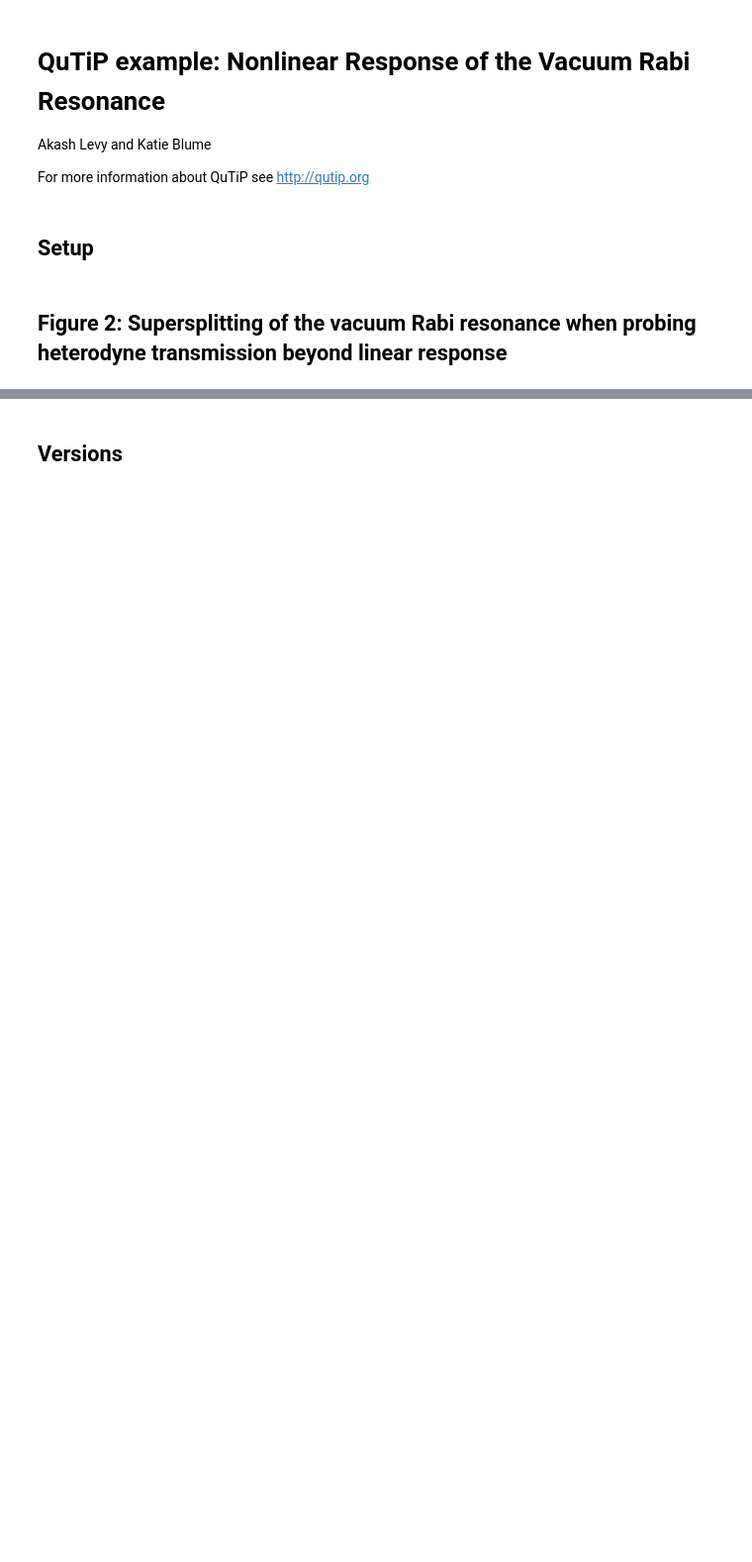
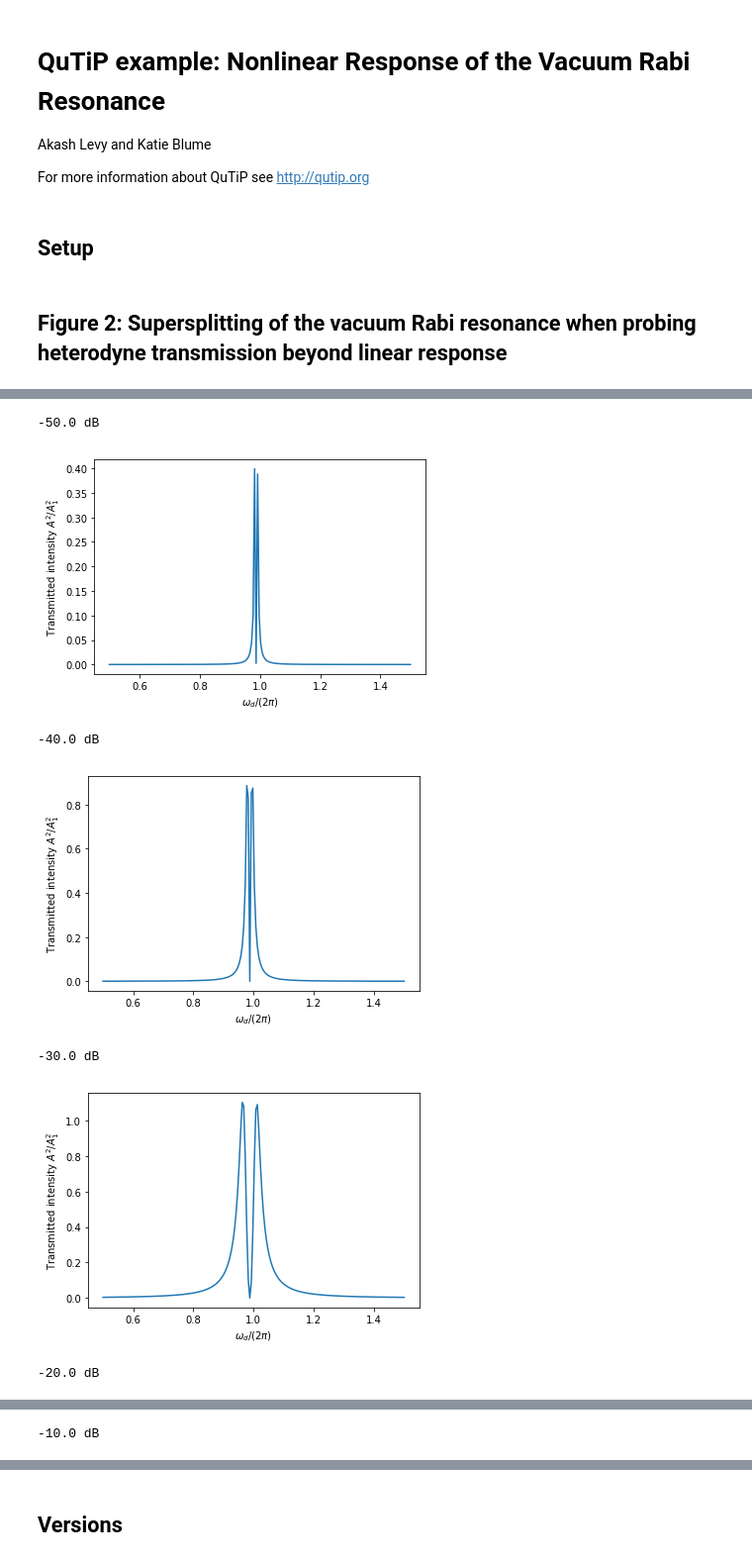
Before and after one commit to akashlevy/NonlinearRabi, a Jupyter notebook: NonlinearRabi.ipynb, the cells around one changed output, grey strips where cells are left out. Shown at 99% size. Saved outputs shown, nothing was run; the diff lists cells and outputs as text; code cells hidden in the pictures; blank space fills up the shorter version.

```diff
--- a/NonlinearRabi.ipynb
+++ b/NonlinearRabi.ipynb
@@ -36,10 +36,13 @@ alpha = - omega_C1                      # Anharmonicity of JC ladder (to first o
 # %%
 # Dummy system parameters (for testing, comment out)
-kappa = 0.05
+kappa = 0.01
 gamma_1 = 0.01
-omega_r = omega_C1 = omega_J = 2 * np.pi
+omega_r = omega_J = 2 * np.pi
+omega_C1 = 0.1 * omega_r
 g0_q1 = 0.1 * 2 * np.pi
-alpha = omega_C1
+alpha = -omega_C1
+
+# print '{:.2e}'.format(omega_r/omega_r), '{:.2e}'.format(omega_C1/omega_r), '{:.2e}'.format(omega_J/omega_r), '{:.2e}'.format(g0_q1/omega_r), '{:.2e}'.format(gamma_1/omega_r), '{:.2e}'.format(kappa/omega_r)
 # %%
 # Helper functions
 def g_j(j):
@@ -60,0 +122,20 @@ N_atom = 2
+# %%
+# Plot selected cuts
+for i, xi_db in enumerate(xi_dbs):
+    if int(xi_db) in range(-10, -60, -10):
+        print xi_db, "dB"
+        plt.xlabel('$\omega_d / (2 \pi)$')
+        plt.ylabel('Transmitted intensity $A^2 / A^2_1$')
+        try:
+            plt.plot(omega_ds/(2*np.pi), results[i])
+        except IndexError:
+            plt.plot(omega_ds/(2*np.pi), results[-1])
+        plt.show()
+# %% [output]
+-50.0 dB
+[figure, added]
+-40.0 dB
+[figure, added]
+-30.0 dB
+[figure, added]
+-20.0 dB
@@ -60,0 +143 @@ N_atom = 2
+-10.0 dB
```
Also changed, not shown: parts of 15 cells of this notebook.
